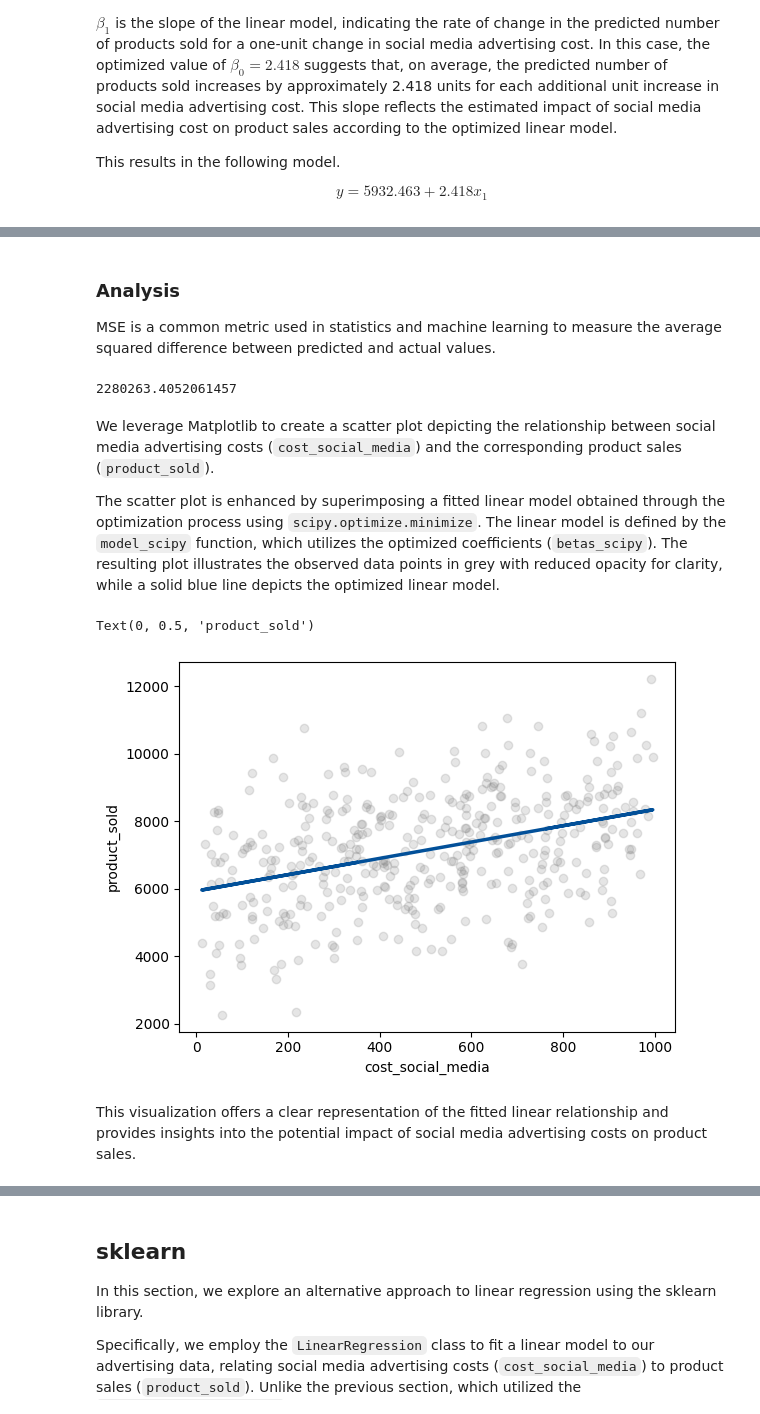
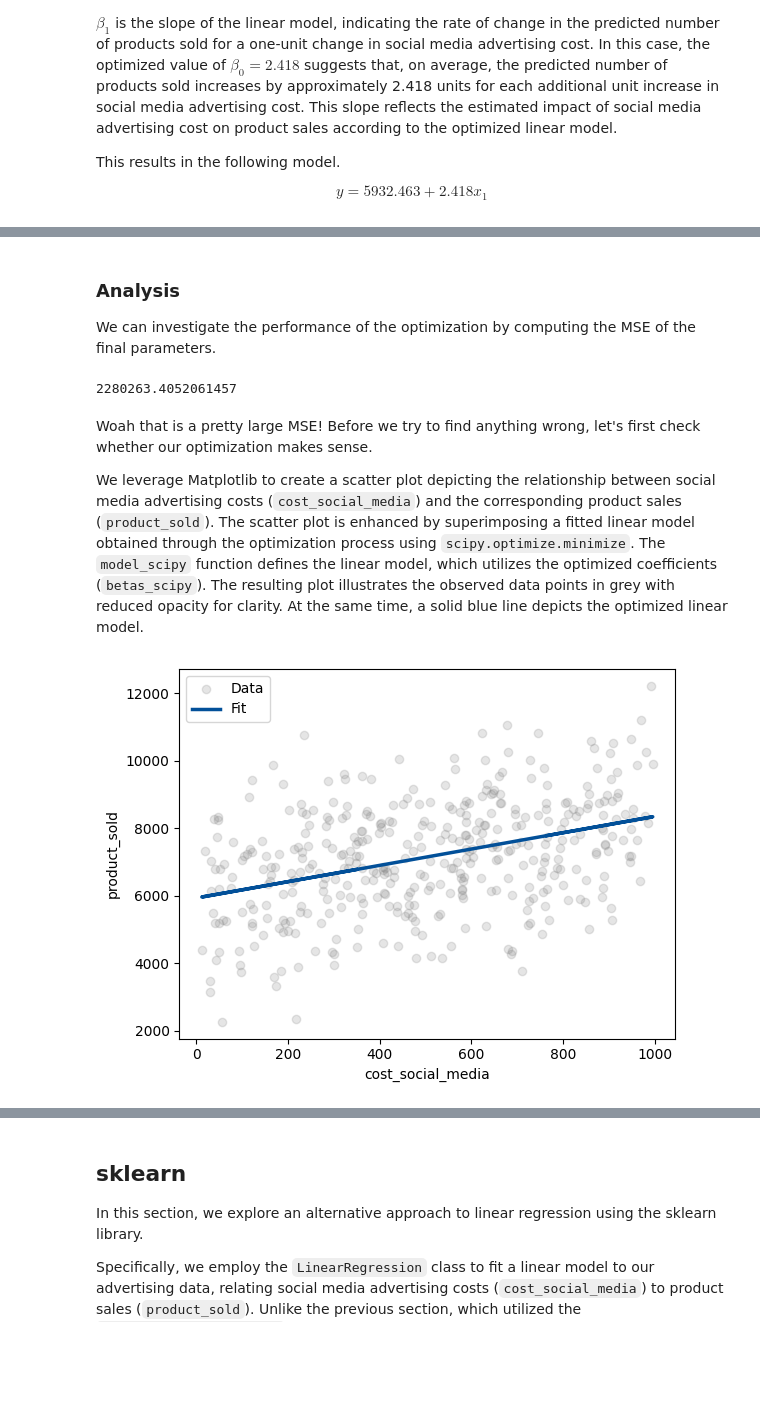
Before and after one commit to oasci/pitt-biosc1540-2024s, a Jupyter notebook: biosc1540/modules/intro/regression/univariate-linear.ipynb, the cells around one changed output, grey strips where cells are left out. Drawn from its saved outputs; the diff is of its cells as text; code cells hidden in the pictures; blank space fills up the shorter version.

Commit message:
Update to linear regression

````diff
--- a/biosc1540/modules/intro/regression/univariate-linear.ipynb
+++ b/biosc1540/modules/intro/regression/univariate-linear.ipynb
@@ -400,44 +400,49 @@ animation = FuncAnimation(
 animation.save('../../../files/gallery/scipy-opt-sales.gif')
 ```
 </details>
-# %% [markdown]
-### Analysis
-
-MSE is a common metric used in statistics and machine learning to measure the average squared difference between predicted and actual values.
+# %% [markdown]
+### Analysis
+
+We can investigate the performance of the optimization by computing the MSE of the final parameters.
 # %%
 mse_scipy = mse(betas_scipy, cost_social_media, product_sold)
 print(mse_scipy)
 # %% [output]
 2280263.4052061457
 # %% [markdown]
+Woah that is a pretty large MSE!
+Before we try to find anything wrong, let's first check whether our optimization makes sense.
+
 We leverage Matplotlib to create a scatter plot depicting the relationship between social media advertising costs (`cost_social_media`) and the corresponding product sales (`product_sold`).
-
 The scatter plot is enhanced by superimposing a fitted linear model obtained through the optimization process using `scipy.optimize.minimize`.
-The linear model is defined by the `model_scipy` function, which utilizes the optimized coefficients (`betas_scipy`).
-The resulting plot illustrates the observed data points in grey with reduced opacity for clarity, while a solid blue line depicts the optimized linear model.
+The `model_scipy` function defines the linear model, which utilizes the optimized coefficients (`betas_scipy`).
+The resulting plot illustrates the observed data points in grey with reduced opacity for clarity.
+At the same time, a solid blue line depicts the optimized linear model.
 # %%
 import matplotlib.pyplot as plt
 
 
 def model_scipy(x):
     beta_0, beta_1 = betas_scipy
     return beta_0 + beta_1 * x
 
 
 fix, ax = plt.subplots()
-ax.scatter(cost_social_media, product_sold, color="grey", alpha=0.2)
+ax.scatter(cost_social_media, product_sold, color="grey", alpha=0.2, label="Data")
 ax.plot(
     cost_social_media,
     model_scipy(cost_social_media),
     color="#025099",
     linewidth=2.5,
-    marker=None,
+    linestyle="-",
+    marker="",
+    label="Fit",
 )
 
 ax.set_xlabel("cost_social_media")
 ax.set_ylabel("product_sold")
+plt.legend()
+
+plt.show()
 # %% [output]
-Text(0, 0.5, 'product_sold')
-[figure, old version]
+[figure, new version]
-# %% [markdown]
-This visualization offers a clear representation of the fitted linear relationship and provides insights into the potential impact of social media advertising costs on product sales.
````
Also changed, not shown: parts of 6 cells of this notebook.
